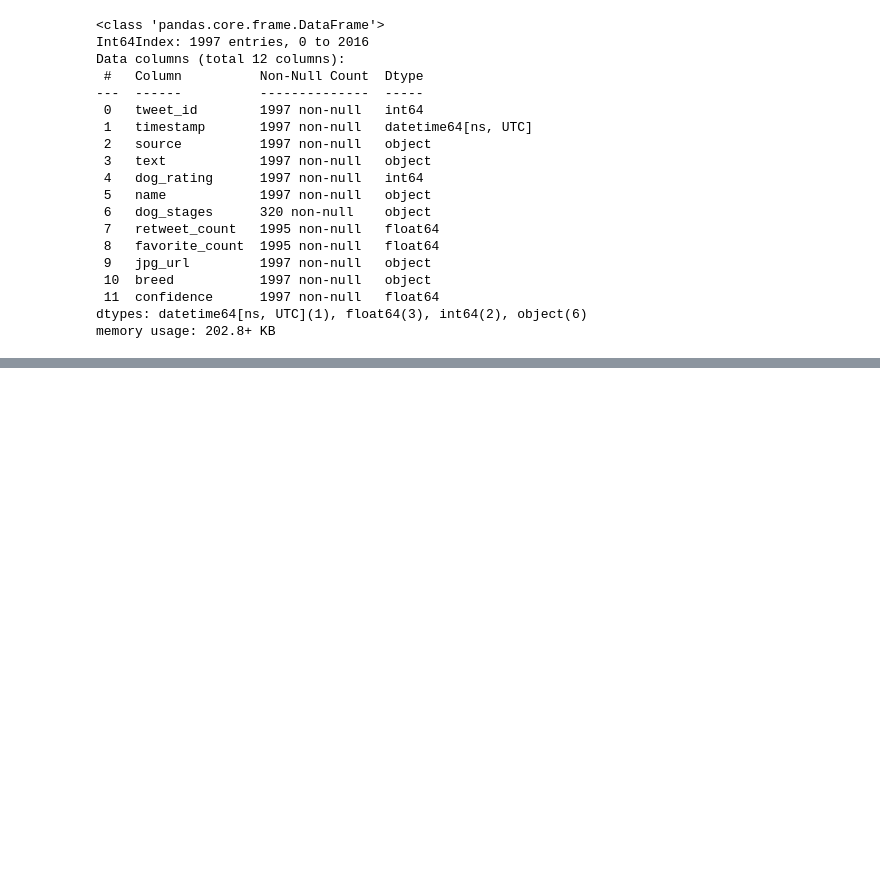
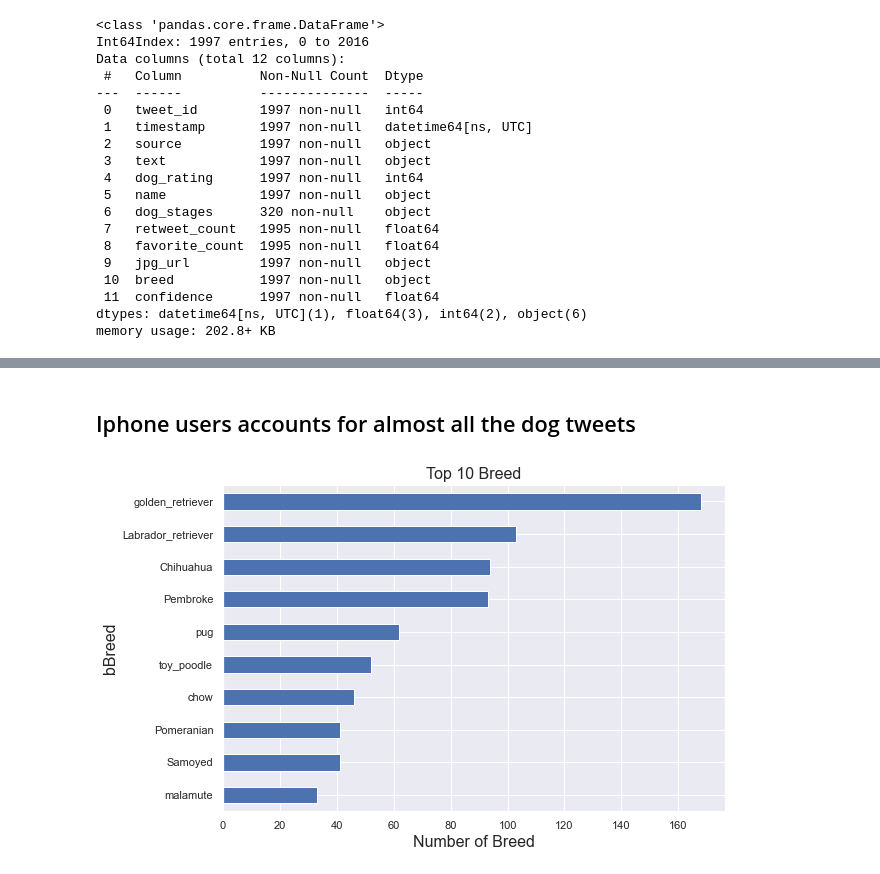
Before and after one commit to techacct/DA-WerateDogs, a Jupyter notebook: wrangle_act.ipynb, the cells around one changed output, grey strips where cells are left out. Cells and saved outputs as stored; diff of their text form; code cells hidden in the pictures; blank space fills up the shorter version.

```diff
--- a/wrangle_act.ipynb
+++ b/wrangle_act.ipynb
@@ -640,0 +679,12 @@ twitter_archive_clean.to_csv('twitter_archive_master.csv', index=False)
+# %% [markdown]
+## Iphone users accounts for almost all the dog tweets
+# %%
+dog_breed = twitter_archive_clean[twitter_archive_clean['breed']!='none']['breed'].value_counts().head(10)
+
+dog_breed.plot(kind='barh')
+plt.title('Top 10 Breed', fontsize = 16)
+plt.ylabel('bBreed', fontsize = 16)
+plt.xlabel('Number of Breed', fontsize = 16)
+plt.gca().invert_yaxis();
+# %% [output]
+[figure, added]
```
Also changed, not shown: parts of 23 cells of this notebook.
